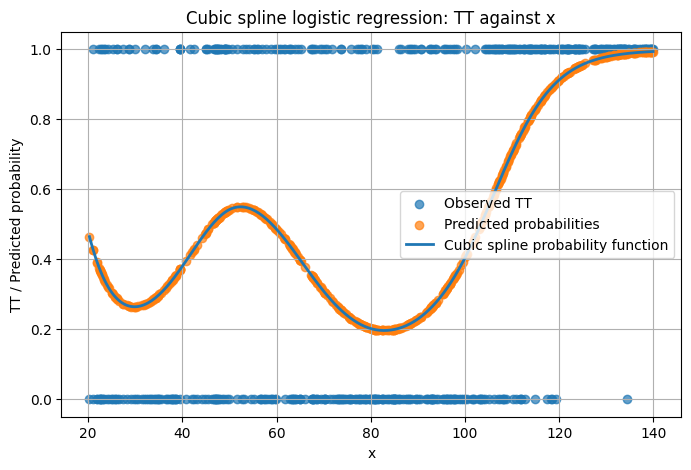
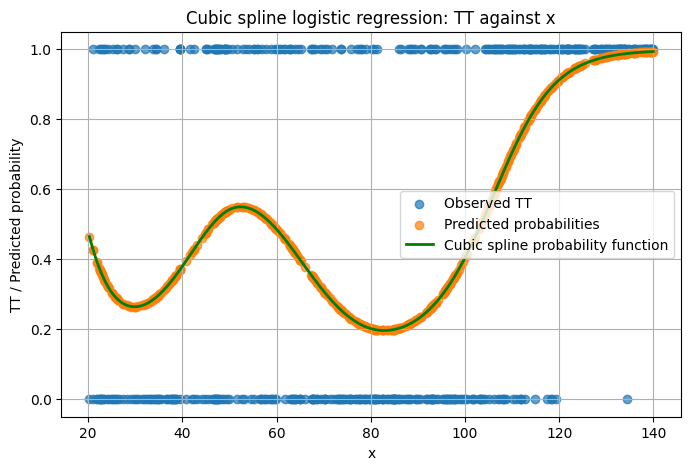
Code edit (unified diff) that turned the first committed figure into the second:
--- before
+++ after
@@ -16,5 +16,5 @@
 plt.scatter(df["x"], df["TT"], label="Observed TT", alpha=0.7)
 plt.scatter(df["x"], df["p_hat_spline"], label="Predicted probabilities", alpha=0.7)
-plt.plot(X_grid, p_grid_spline, label="Cubic spline probability function", linewidth=2)
+plt.plot(X_grid, p_grid_spline, label="Cubic spline probability function", color='green', linewidth=2)
 
 plt.xlabel("x")

Commit: Completed Q1